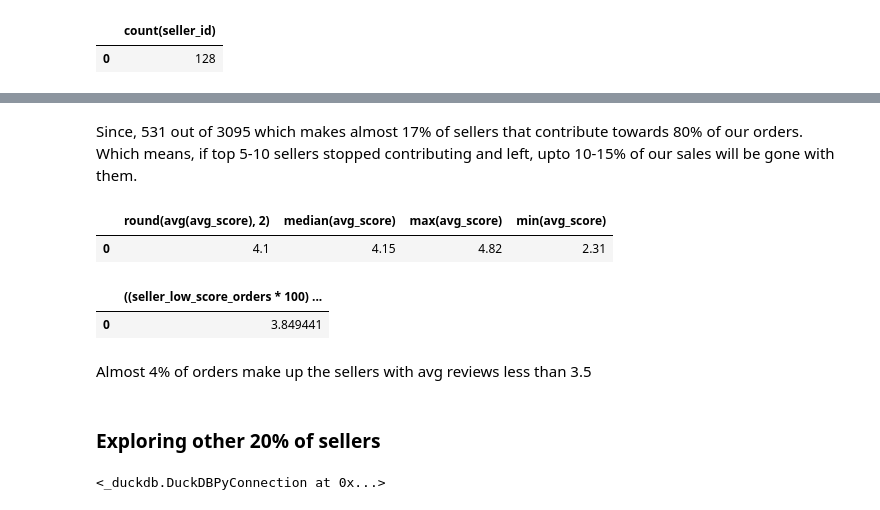
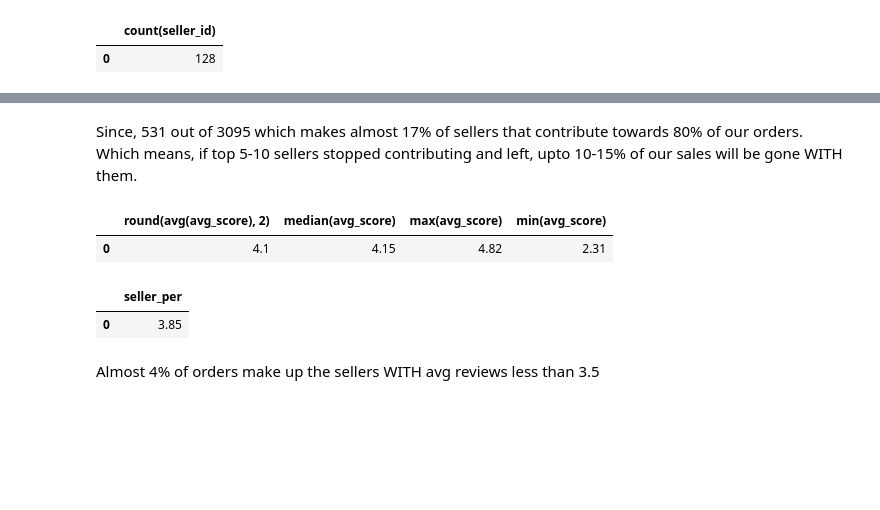
Before and after one commit to tejalig/olist-analysis, a Jupyter notebook: notebooks/05_EDA.ipynb, the cells around one changed output, grey strips where cells are left out. Drawn from its saved outputs; the diff is of its cells as text; code cells hidden in the pictures; blank space fills up the shorter version.

```diff
--- a/notebooks/05_EDA.ipynb
+++ b/notebooks/05_EDA.ipynb
@@ -610,5 +566,5 @@ conn.execute(query).df()
 # %% [markdown]
-Since, 531 out of 3095 which makes almost 17% of sellers that contribute towards 80% of our orders. Which means, if top 5-10 sellers stopped contributing and left, upto 10-15% of our sales will be gone with them.
+Since, 531 out of 3095 which makes almost 17% of sellers that contribute towards 80% of our orders. Which means, if top 5-10 sellers stopped contributing and left, upto 10-15% of our sales will be gone WITH them.
 # %%
 # Analysing the review scenario for these sellers.
 query = """
@@ -622,73 +577,25 @@ conn.execute(query).df()
 |  | round(avg(avg_score), 2) | median(avg_score) | max(avg_score) | min(avg_score) |
 | 0 | 4.1 | 4.15 | 4.82 | 2.31 |
 # %%
-# % of sellers with less than the avg review score of 3.5
+# % of sellers WITH less than the avg review score of 3.5
 query = """
-    with total_sellers as (
-        select sum(total_orders) as total_orders
-        from seller_concentrated_reviews
+    WITH total_sellers as (
+        SELECT sum(total_orders) as total_orders
+        FROM seller_concentrated_reviews
     ),
     sellers_3_5_less as (
-        select sum(total_orders) as seller_low_score_orders
-        from seller_concentrated_reviews
-        where avg_score <=3.5
+        SELECT sum(total_orders) as seller_low_score_orders
+        FROM seller_concentrated_reviews
+        WHERE avg_score <=3.5
     )
-    select
-        seller_low_score_orders*100/total_orders
-    from total_sellers, sellers_3_5_less
+    SELECT
+        round(seller_low_score_orders*100/total_orders,2) as seller_per
+    FROM total_sellers, sellers_3_5_less
 
 """
 conn.execute(query).df()
 # %% [output]
-|  | ((seller_low_score_orders * 100) ... |
-| 0 | 3.849441 |
+|  | seller_per |
+| 0 | 3.85 |
 # %% [markdown]
-Almost 4% of orders make up the sellers with avg reviews less than 3.5
+Almost 4% of orders make up the sellers WITH avg reviews less than 3.5
-# %% [markdown]
-### Exploring other 20% of sellers
-# %%
-query = """
-    create or replace view other_seller_reviews as
-    with other_sellers as (
-        select
-            *
-        from pareto_principle
-        where cumulative_pct > 80
-    ),
-    total_orders as (
-        select sum(orders_total) as total_ord from seller_performance
-    ),
-    total_orders_other as (
-        select sum(total_orders) as total_ordo from other_sellers
-    ),
-    get_reviews as (
-        select
-            sp.seller_id,
-            count(product_id) as total_products,
-            round(sum(price_value),2) as price_value,
-            round(sum(freight_value),2) as freight_value,
-            count(review_id) as review_count,
-            round(avg(review_score),2) as avg_review_score
-        from seller_performance sp
-        LEFT JOIN order_reviews ordr
-        on sp.order_id = ordr.order_id
-        group by sp.seller_id
-    ),
-    other_reviews as (
-        select
-            *
-        from other_sellers osr
-        LEFT JOIN get_reviews gr
-        on osr.seller_id = gr.seller_id
-
-    )
-    select
-        seller_id, total_orders, round(total_cost,2) as total_cost, cumulative_pct,
-        total_products, price_value, freight_value, review_count, avg_review_score as avg_rscore
-    from other_reviews
-
-"""
-
-conn.execute(query)
-# %% [output]
-<_duckdb.DuckDBPyConnection at 0x...>
```
Also changed, not shown: parts of 31 cells of this notebook.
